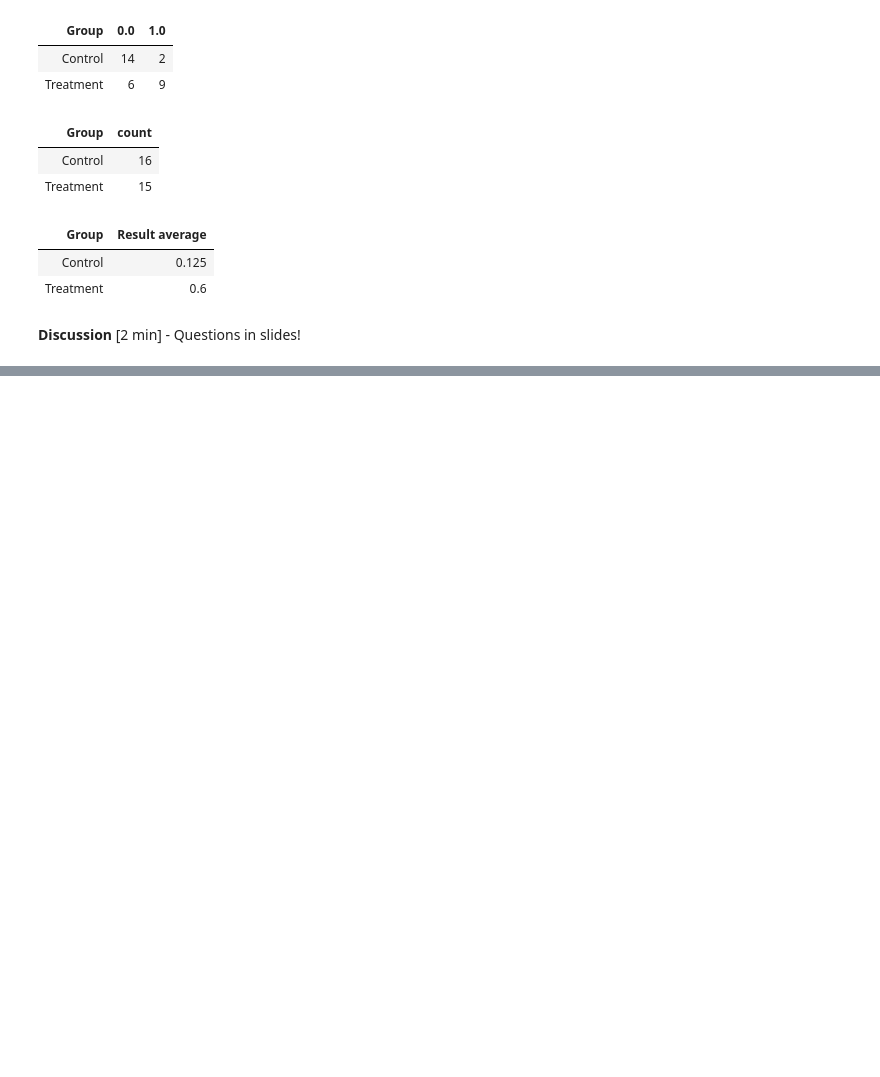
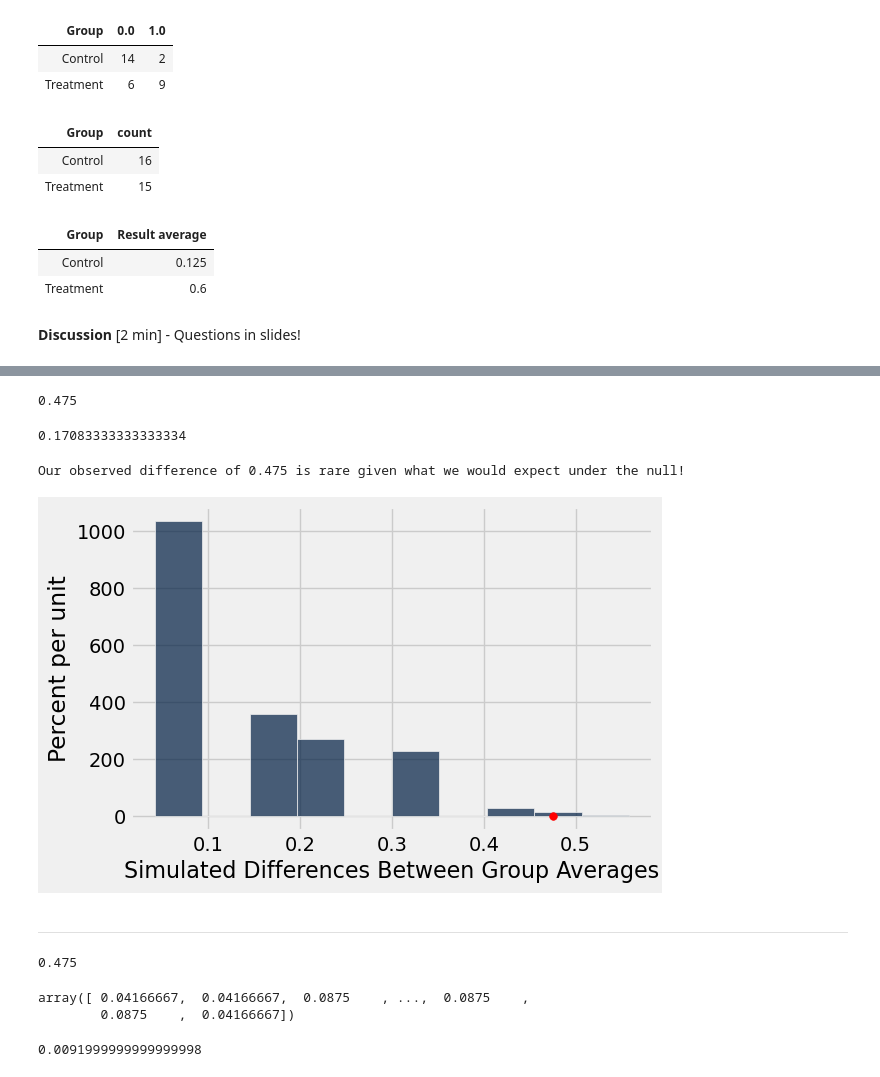
Before and after one commit to kystewart/materials-sp25, a Jupyter notebook: lec/lec19/lec19.ipynb, the cells around one changed output, grey strips where cells are left out. Saved outputs shown, nothing was run; the diff lists cells and outputs as text; code cells hidden in the pictures; blank space fills up the shorter version.

```diff
--- a/lec/lec19/lec19.ipynb
+++ b/lec/lec19/lec19.ipynb
@@ -46,0 +52,61 @@ back_pain.group('Group', np.average)
+# %%
+observed_difference = abs(means_array.item(1)-means_array.item(0))
+observed_difference
+# %% [output]
+0.475
+# %%
+def simulated_abs_difference(table, group_label, numeric_label, function):
+    """
+    Takes:
+       - name of table
+       - column label of numerical variable
+       - column label of categorical variable
+       - statistic to be calculated (as a function)
+
+    Returns: Difference in statistics of the two groups
+    """
+    shuffled_group = table.select(group_label).sample(with_replacement=False)
+    simulated_table = Table().with_columns(group_label, shuffled_group.column(0),
+                                        numeric_label, table.column(numeric_label))
+
+    stats_array = simulated_table.group(group_label, function).column(1)
+
+
+    return abs(stats_array.item(1)-stats_array.item(0))
+# %%
+simulated_abs_difference(back_pain, 'Group', 'Result', np.average)
+# %% [output]
+0.17083333333333334
+# %%
+simulated_differences = make_array()
+simulations = 2500
+# %%
+for i in np.arange(simulations):
+    one_difference = simulated_abs_difference(back_pain,
+                                              'Group',
+                                              'Result',
+                                              np.average)
+    simulated_differences = np.append(simulated_differences, one_difference)
+# %%
+Table().with_column('Simulated Differences Between Group Averages',
+                    simulated_differences).hist()
+plots.scatter(observed_difference, -0.001, color='red', s=30);
+print('Our observed difference of ' + str(observed_difference) + ' is rare given what we would expect under the null!')
+# %% [output]
+Our observed difference of 0.475 is rare given what we would expect under the null!
+[figure, added]
+# %% [markdown]
+____
+# %%
+observed_difference
+# %% [output]
+0.475
+# %%
+simulated_differences
+# %% [output]
+array([ 0.04166667,  0.04166667,  0.0875    , ...,  0.0875    ,
+        0.0875    ,  0.04166667])
+# %%
+np.average(simulated_differences >= observed_difference)
+# %% [output]
+0.0091999999999999998
```
Also changed, not shown: parts of 2 cells of this notebook.
